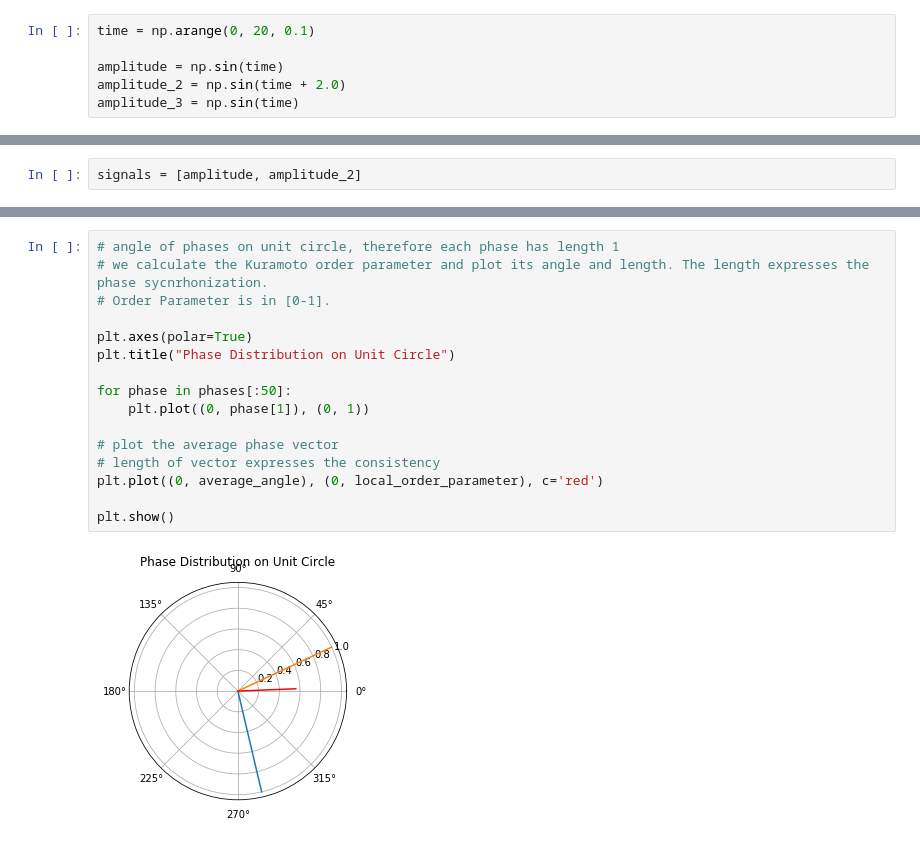
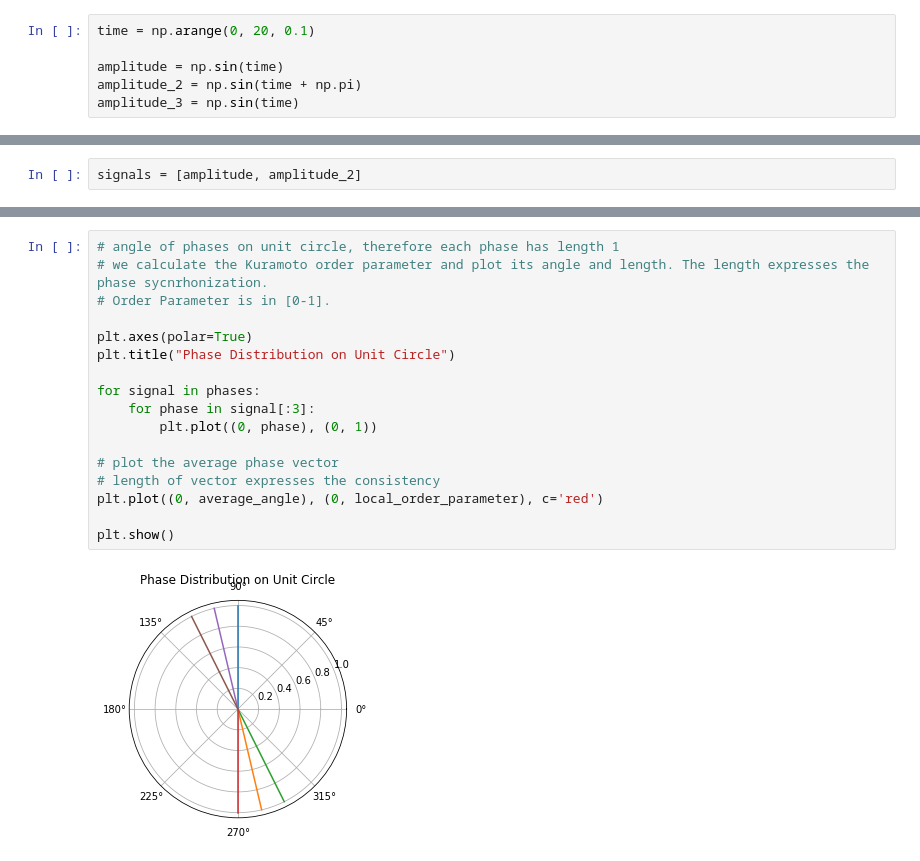
Before and after one commit to ChristophMetzner/Synchronization-by-Uncorrelated-Noise, a Jupyter notebook: notebooks/synchronization_demo.ipynb, the cells around one changed output, grey strips where cells are left out. Cells and saved outputs as stored; diff of their text form.

```diff
--- a/notebooks/synchronization_demo.ipynb
+++ b/notebooks/synchronization_demo.ipynb
@@ -10,7 +15,7 @@ from synchronization import processing
 time = np.arange(0, 20, 0.1)
 
 amplitude = np.sin(time)
-amplitude_2 = np.sin(time + 2.0)
+amplitude_2 = np.sin(time + np.pi)
 amplitude_3 = np.sin(time)
 # %%
 plt.plot(time, amplitude)
@@ -84,18 +96,19 @@ plt.plot(phi, linewidth=3.0)
 # %%
 # angle of phases on unit circle, therefore each phase has length 1
 # we calculate the Kuramoto order parameter and plot its angle and length. The length expresses the phase sycnrhonization.
 # Order Parameter is in [0-1].
 
 plt.axes(polar=True)
 plt.title("Phase Distribution on Unit Circle")
 
-for phase in phases[:50]:
-    plt.plot((0, phase[1]), (0, 1))
+for signal in phases:
+    for phase in signal[:3]:
+        plt.plot((0, phase), (0, 1))
 
 # plot the average phase vector
 # length of vector expresses the consistency
 plt.plot((0, average_angle), (0, local_order_parameter), c='red')
 
 plt.show()
 # %% [output]
-[figure, old version]
+[figure, new version]
```
Also changed, not shown: parts of 6 cells of this notebook, 1 other file.
